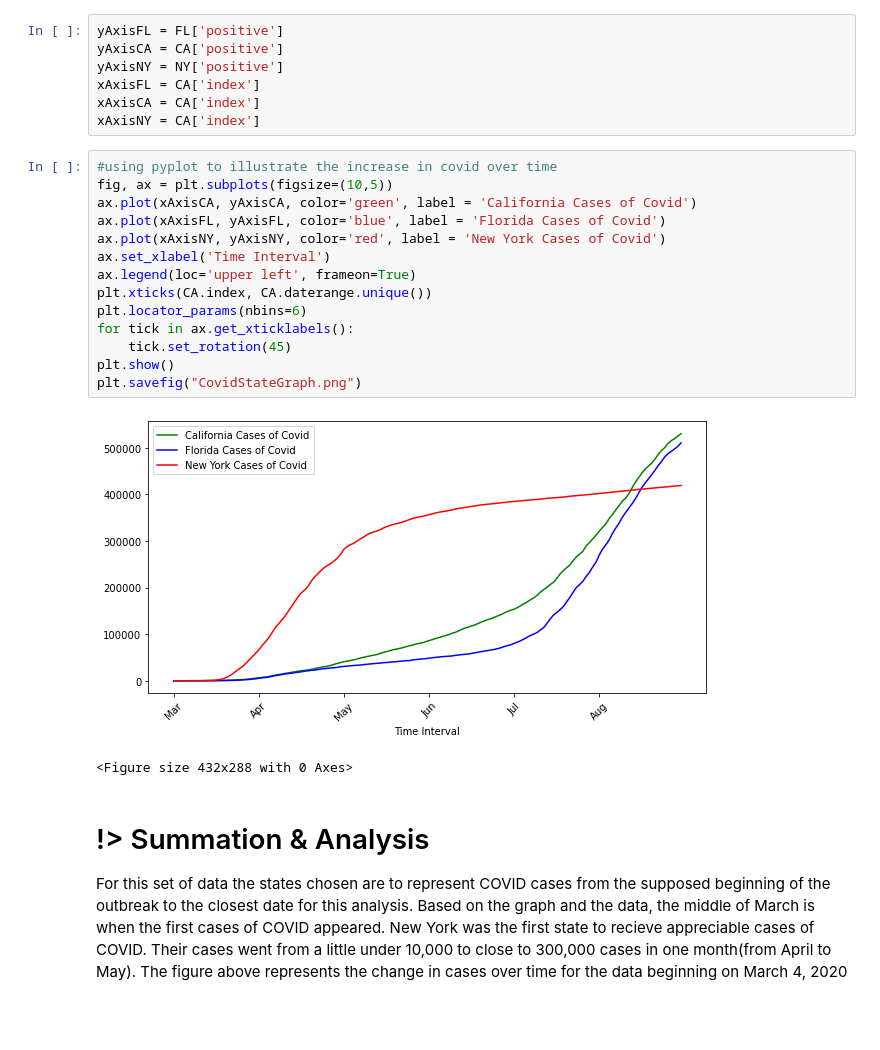
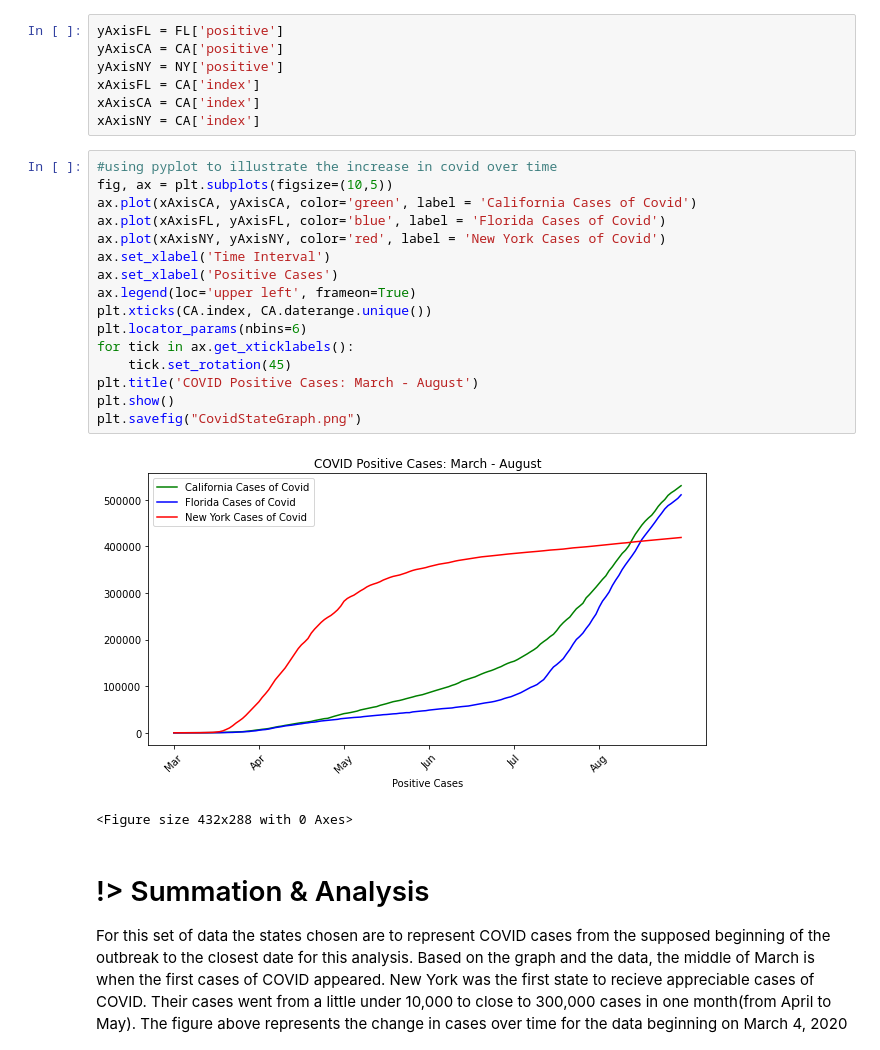
Before and after one commit to Kthomas09/GWU-Project-1, a Jupyter notebook: current_covid_state_time.ipynb, the cells around one changed output. Drawn from its saved outputs; the diff is of its cells as text; blank space fills up the shorter version.

Commit message:
Added more detailed chart headers

```diff
--- a/current_covid_state_time.ipynb
+++ b/current_covid_state_time.ipynb
@@ -183,19 +184,21 @@ xAxisNY = CA['index']
 # %%
 #using pyplot to illustrate the increase in covid over time
 fig, ax = plt.subplots(figsize=(10,5))
 ax.plot(xAxisCA, yAxisCA, color='green', label = 'California Cases of Covid')
 ax.plot(xAxisFL, yAxisFL, color='blue', label = 'Florida Cases of Covid')
 ax.plot(xAxisNY, yAxisNY, color='red', label = 'New York Cases of Covid')
 ax.set_xlabel('Time Interval')
+ax.set_xlabel('Positive Cases')
 ax.legend(loc='upper left', frameon=True)
 plt.xticks(CA.index, CA.daterange.unique())
 plt.locator_params(nbins=6)
 for tick in ax.get_xticklabels():
     tick.set_rotation(45)
+plt.title('COVID Positive Cases: March - August')
 plt.show()
 plt.savefig("CovidStateGraph.png")
 # %% [output]
-[figure, old version]
+[figure, new version]
 <Figure size 432x288 with 0 Axes>
 # %% [markdown]
 # !> Summation & Analysis
```
Also changed, not shown: parts of 3 cells of this notebook, 4 other files.
